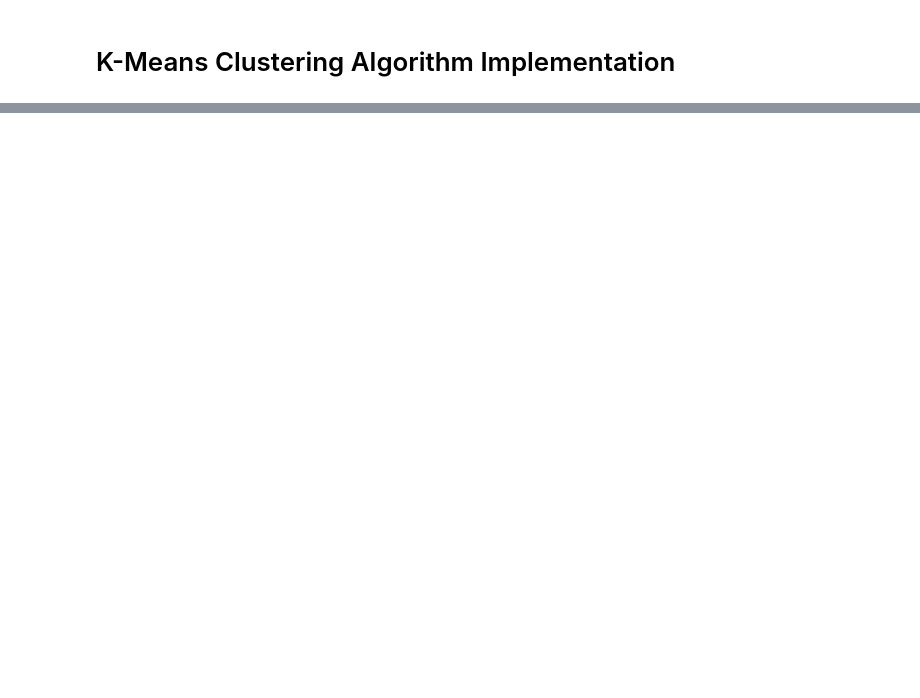
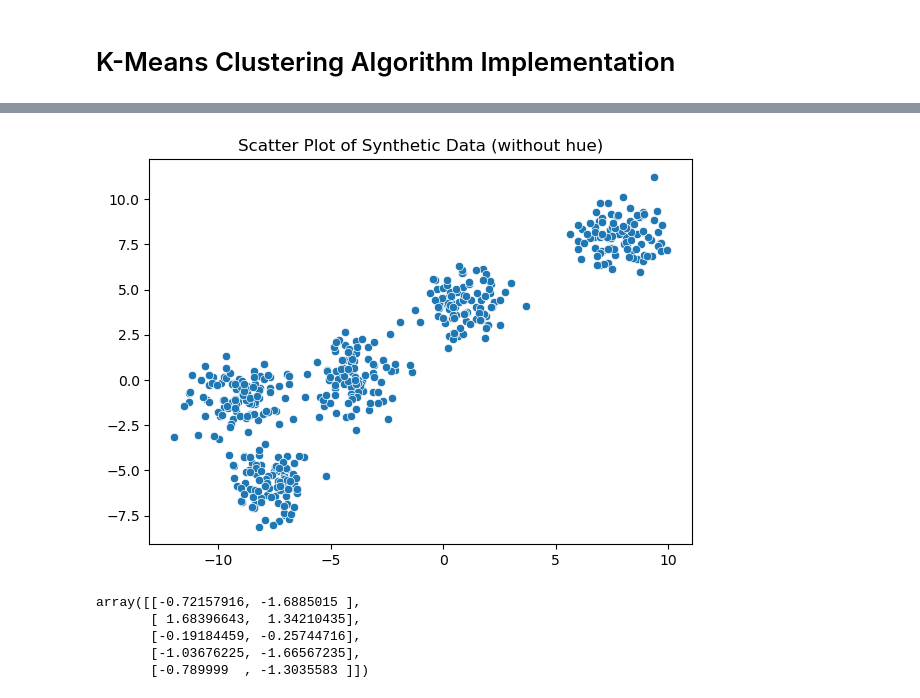
Before and after one commit to lavkushsingh31/ML-Practice-Exercises, a Jupyter notebook: K-Means Clustering Algorithm Implementation .ipynb, the cells around one changed output, grey strips where cells are left out. Saved outputs shown, nothing was run; the diff lists cells and outputs as text; code cells hidden in the pictures; blank space fills up the shorter version.

```diff
--- a/K-Means Clustering Algorithm Implementation .ipynb
+++ b/K-Means Clustering Algorithm Implementation .ipynb
@@ -5,0 +29,7 @@ from
+# %%
+plt.figure(figsize=(7,5))
+sns.scatterplot(x = X[:, 0], y = X[:, 1])
+plt.title("Scatter Plot of Synthetic Data (without hue)")
+plt.show()
+# %% [output]
+[figure, added]
@@ -5,0 +44,9 @@ from
+# %%
+X = normalize(X)
+X[:5, :]
+# %% [output]
+array([[-0.72157916, -1.6885015 ],
+       [ 1.68396643,  1.34210435],
+       [-0.19184459, -0.25744716],
+       [-1.03676225, -1.66567235],
+       [-0.789999  , -1.3035583 ]])
```
Also changed, not shown: parts of 7 cells of this notebook.
